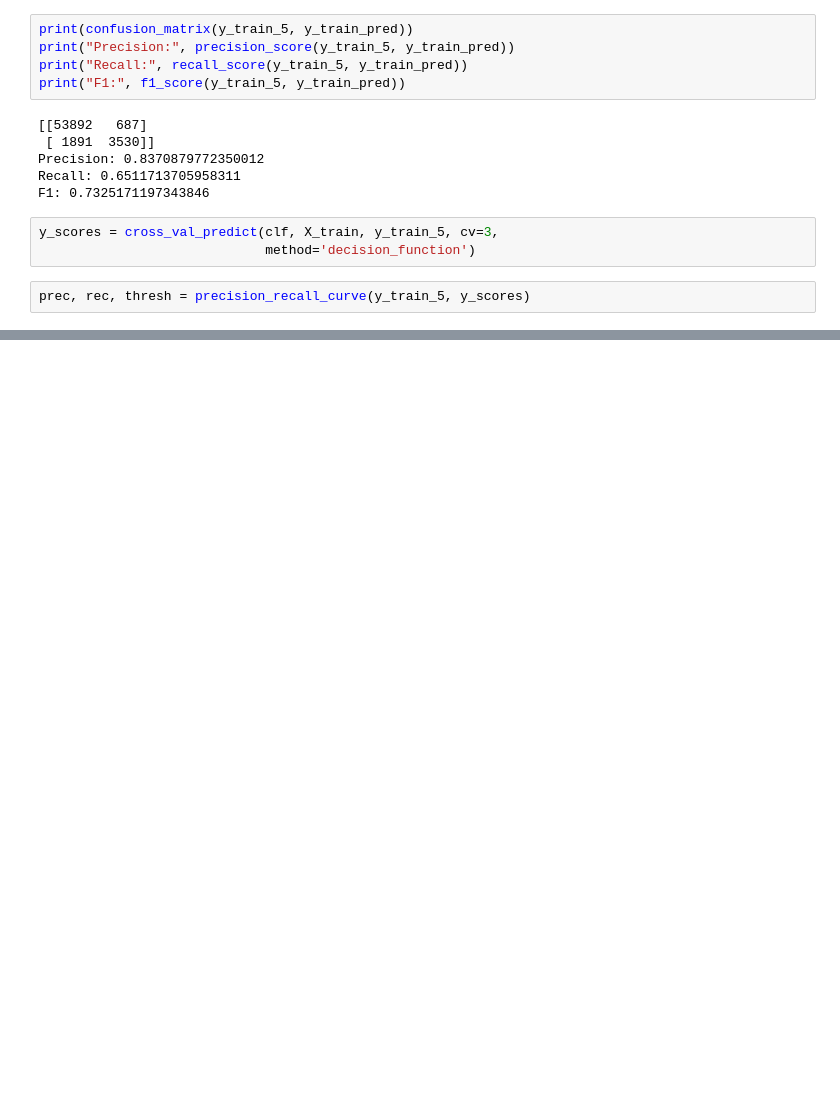
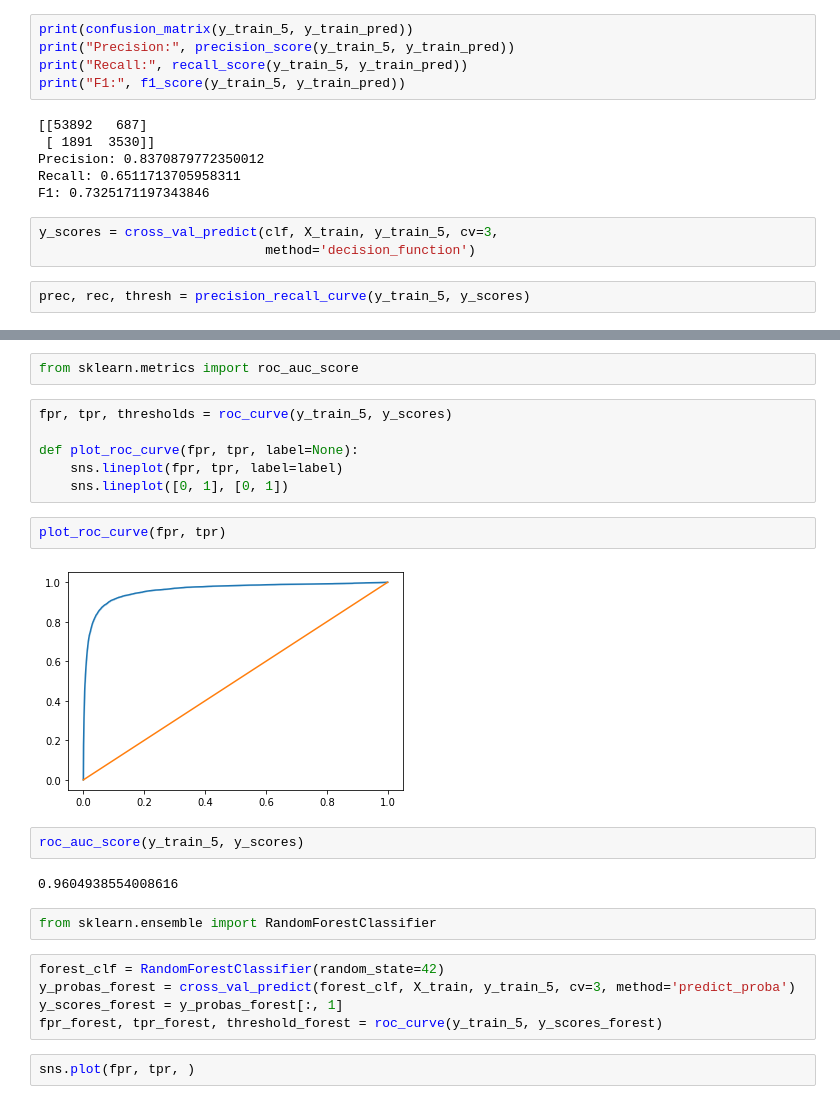
Before and after one commit to kaipak/HNN-training, a Jupyter notebook: handson_ml_geron/3-classification.ipynb, the cells around one changed output, grey strips where cells are left out. Cells and saved outputs as stored; diff of their text form; blank space fills up the shorter version.

```diff
--- a/handson_ml_geron/3-classification.ipynb
+++ b/handson_ml_geron/3-classification.ipynb
@@ -75,0 +86,25 @@ sns.lineplot(thresh, rec[:-1], label="Recall", ax=ax)
+# %%
+from sklearn.metrics import roc_auc_score
+# %%
+fpr, tpr, thresholds = roc_curve(y_train_5, y_scores)
+
+def plot_roc_curve(fpr, tpr, label=None):
+    sns.lineplot(fpr, tpr, label=label)
+    sns.lineplot([0, 1], [0, 1])
+# %%
+plot_roc_curve(fpr, tpr)
+# %% [output]
+[figure, added]
+# %%
+roc_auc_score(y_train_5, y_scores)
+# %% [output]
+0.9604938554008616
+# %%
+from sklearn.ensemble import RandomForestClassifier
+# %%
+forest_clf = RandomForestClassifier(random_state=42)
+y_probas_forest = cross_val_predict(forest_clf, X_train, y_train_5, cv=3, method='predict_proba')
+y_scores_forest = y_probas_forest[:, 1]
+fpr_forest, tpr_forest, threshold_forest = roc_curve(y_train_5, y_scores_forest)
+# %%
+sns.plot(fpr, tpr, )
```
Also changed, not shown: parts of 5 cells of this notebook.
